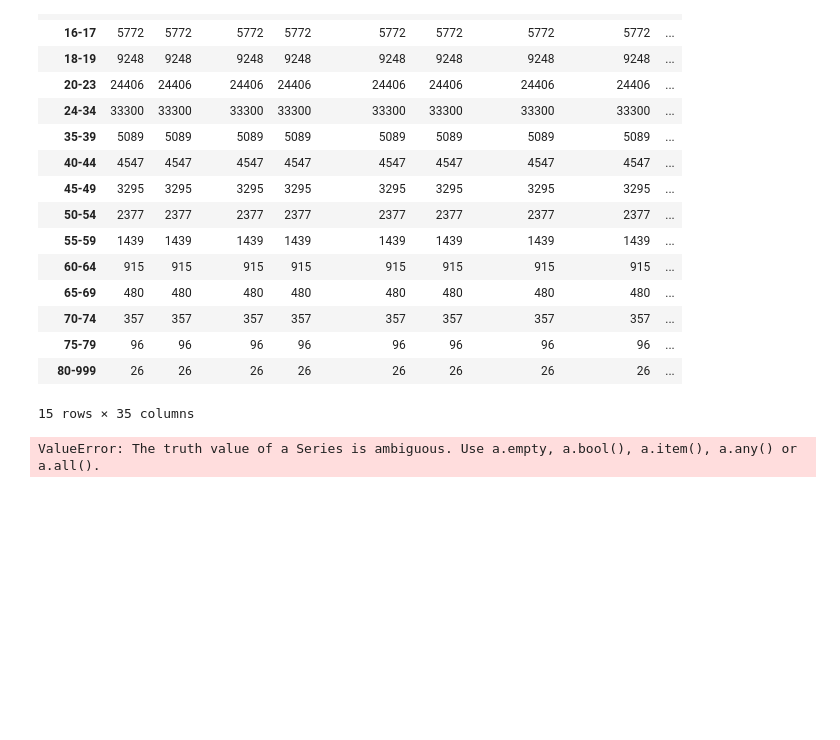
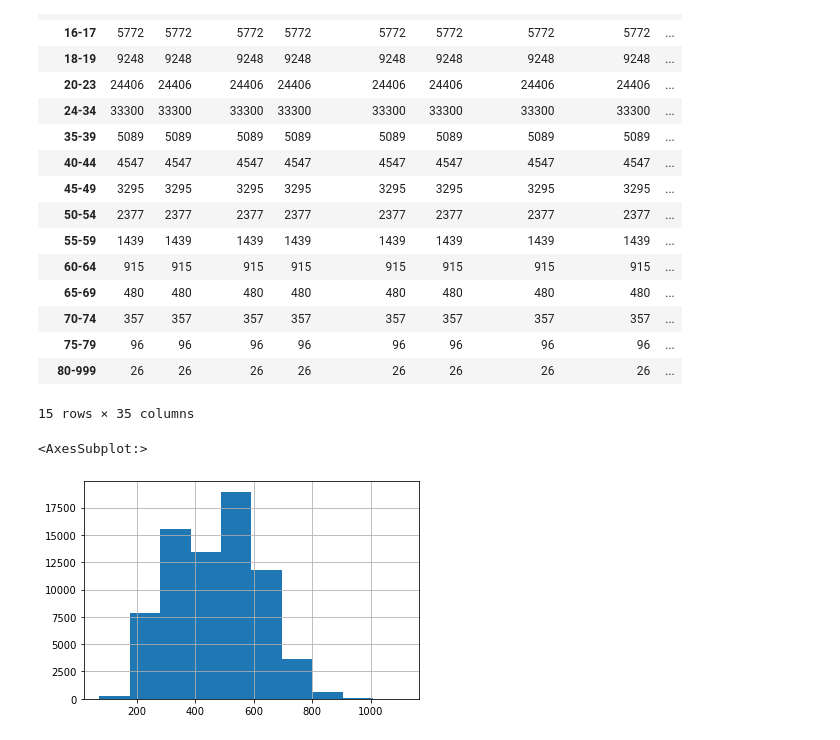
Before and after one commit to jjz17/Natural-Strength, a Jupyter notebook: model.ipynb, the cells around one changed output. Drawn from its saved outputs; the diff is of its cells as text; code cells hidden in the pictures; blank space fills up the shorter version.

Commit message:
Cleaned data and performed initial model training

```diff
--- a/model.ipynb
+++ b/model.ipynb
@@ -174,3 +174,5 @@ MeetCountry         0
 MeetState           0
 MeetName            0
 dtype: int64
+# %%
+clean.sort_values(['AgeClass', 'Age'], inplace=True)
@@ -197,6 +220,8 @@ MeetState            object
 MeetName             object
 dtype: object
 # %%
+clean = clean[clean['Sex'] != 'Mx']
+
 clean['AgeClass'].unique()
 # 18-19 through 35-39 are the important categories
 # %% [output]
@@ -226,7 +249,13 @@ clean.groupby('AgeClass').agg('count')
 15 rows × 35 columns
 # %%
 ages = ['18-19', '20-23', '24-34', '35-39']
+clean_ages = clean[clean.AgeClass.isin(ages) == True]
-# %%
-clean[clean['AgeClass'] == '24-']
-# %% [output]
-ValueError: The truth value of a Series is ambiguous. Use a.empty, a.bool(), a.item(), a.any() or a.all().
+# %%
+important_cols = ['Sex', 'Age', 'AgeClass', 'BodyweightKg', 'WeightClassKg', 'Best3SquatKg', 'Best3BenchKg',
+                  'Best3DeadliftKg', 'TotalKg', 'Country', 'Date']
+clean_ages = clean_ages[important_cols]
+# %%
+clean_ages['TotalKg'].hist()
+# %% [output]
+<AxesSubplot:>
+[figure, added]
```
Also changed, not shown: parts of 13 cells of this notebook, 1 other file.
